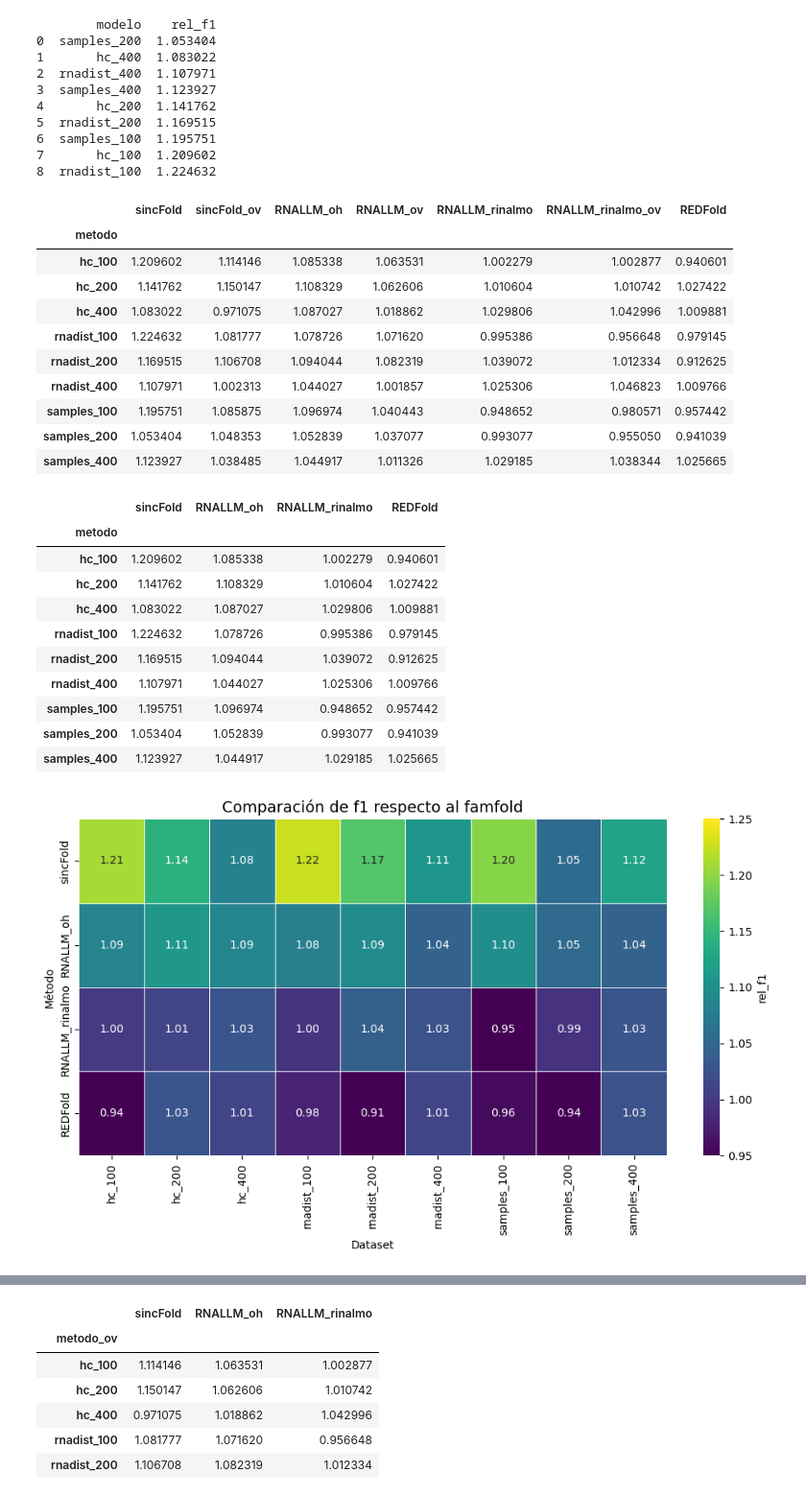
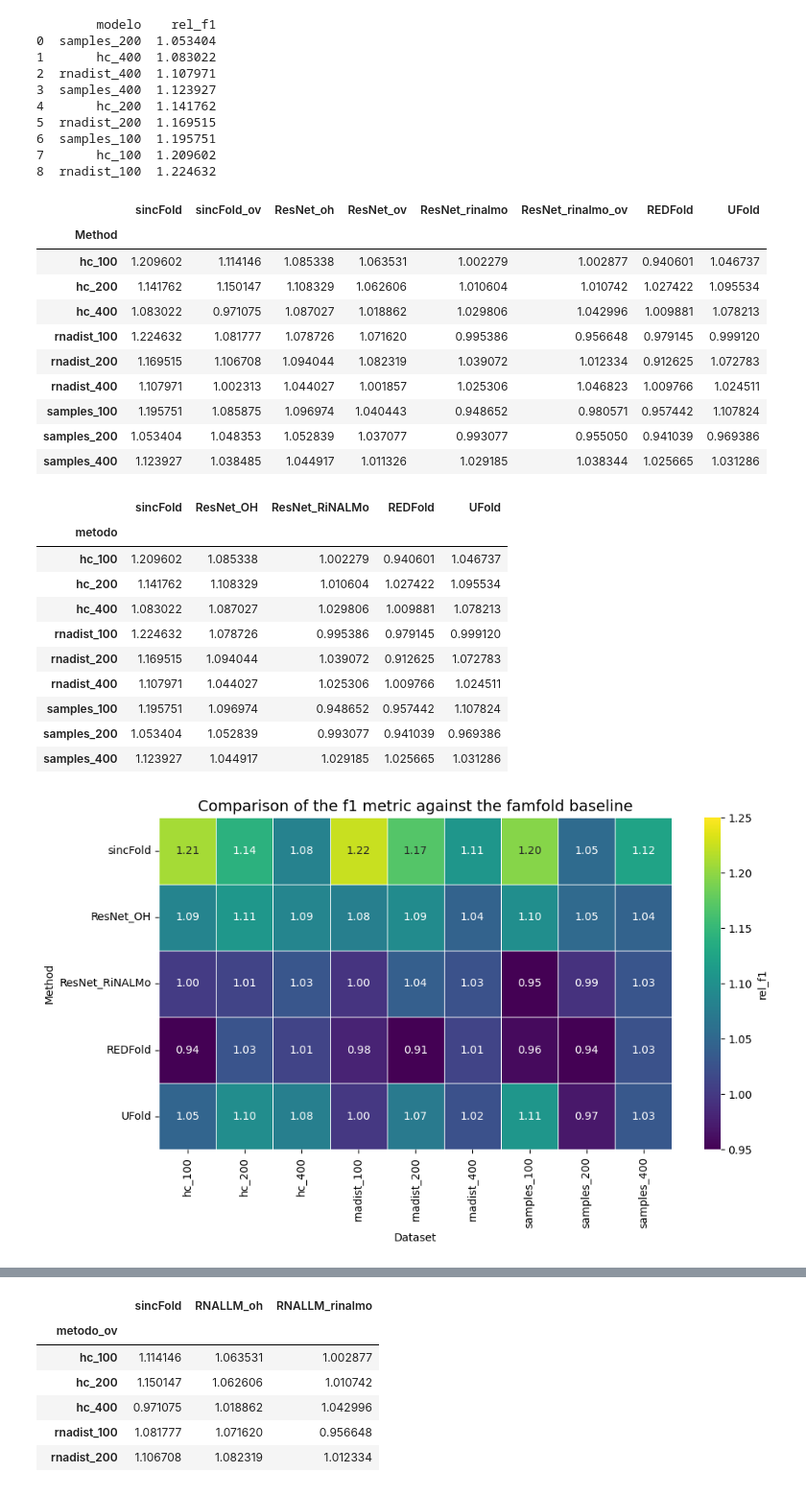
Before and after one commit to Gisch97/RNA-analysis, a Jupyter notebook: Experiments/f_ArchiveII/joint_analysis/collect_rel_f1.ipynb, the cells around one changed output, grey strips where cells are left out. Shown at 96% size. Cells and saved outputs as stored; diff of their text form; code cells hidden in the pictures.

```diff
--- a/Experiments/f_ArchiveII/joint_analysis/collect_rel_f1.ipynb
+++ b/Experiments/f_ArchiveII/joint_analysis/collect_rel_f1.ipynb
@@ -15,7 +15,7 @@ RNA_LLM_REL = REPO_PATH + "rna-llm-folding/SILVER/rel_f1_tables/"
 RNA_LLM_OV_REL = REPO_PATH + "rna-llm-folding/SILVER/rel_f1_tables_ov/"
 
 REDFOLD_REL = REPO_PATH + "REDFold/SILVER/200_epochs_relf1.csv"
-
+UFOLD_REL = REPO_PATH + "UFold/SILVER/100_epochs_test_rel_f1_exact.csv"
 oh = "OneHot_15_epochs_relf1.csv"
 rinalmo = "RiNALMo_15_epochs_relf1.csv"
 # %%
@@ -29,6 +29,7 @@ rna_rinalmo = pd.read_csv(RNA_LLM_REL + rinalmo, index_col=0)
 rna_rinalmo_ov = pd.read_csv(RNA_LLM_OV_REL + rinalmo, index_col=0)
 
 redfold = pd.read_csv(REDFOLD_REL, index_col=0)
+ufold = pd.read_csv(UFOLD_REL, index_col=0)
 # %%
 print(sincfold)
 # %% [output]
@@ -47,11 +48,12 @@ print(sincfold)
 dfs = {
     "sincFold": sincfold,
     "sincFold_ov": sincfold_ov,
-    "RNALLM_oh": rna_oh,
-    "RNALLM_ov": rna_oh_ov,
-    "RNALLM_rinalmo": rna_rinalmo,
-    "RNALLM_rinalmo_ov": rna_rinalmo_ov,
-    "REDFold": redfold
+    "ResNet_oh": rna_oh,
+    "ResNet_ov": rna_oh_ov,
+    "ResNet_rinalmo": rna_rinalmo,
+    "ResNet_rinalmo_ov": rna_rinalmo_ov,
+    "REDFold": redfold,
+    "UFold": ufold
 }
 
 # Transformar cada df: usar 'modelo' como índice y renombrar 'rel_f1'
@@ -62,21 +64,21 @@ for name, df in dfs.items():
 df_final = pd.concat(dfs.values(), axis=1)
 
 # Cambiar nombre del índice
-df_final.index.name = "metodo"
-df_final.sort_values(by="metodo", inplace=True)
+df_final.index.name = "Method"
+df_final.sort_values(by="Method", inplace=True)
 df_final
 # %% [output]
-|  | sincFold | sincFold_ov | RNALLM_oh | RNALLM_ov | RNALLM_rinalmo | RNALLM_rinalmo_ov | REDFold |
-| metodo |  |  |  |  |  |  |  |
-| hc_100 | 1.209602 | 1.114146 | 1.085338 | 1.063531 | 1.002279 | 1.002877 | 0.940601 |
-| hc_200 | 1.141762 | 1.150147 | 1.108329 | 1.062606 | 1.010604 | 1.010742 | 1.027422 |
-| hc_400 | 1.083022 | 0.971075 | 1.087027 | 1.018862 | 1.029806 | 1.042996 | 1.009881 |
-| rnadist_100 | 1.224632 | 1.081777 | 1.078726 | 1.071620 | 0.995386 | 0.956648 | 0.979145 |
-| rnadist_200 | 1.169515 | 1.106708 | 1.094044 | 1.082319 | 1.039072 | 1.012334 | 0.912625 |
-| rnadist_400 | 1.107971 | 1.002313 | 1.044027 | 1.001857 | 1.025306 | 1.046823 | 1.009766 |
-| samples_100 | 1.195751 | 1.085875 | 1.096974 | 1.040443 | 0.948652 | 0.980571 | 0.957442 |
-| samples_200 | 1.053404 | 1.048353 | 1.052839 | 1.037077 | 0.993077 | 0.955050 | 0.941039 |
-| samples_400 | 1.123927 | 1.038485 | 1.044917 | 1.011326 | 1.029185 | 1.038344 | 1.025665 |
+|  | sincFold | sincFold_ov | ResNet_oh | ResNet_ov | ResNet_rinalmo | ResNet_rinalmo_ov | REDFold | UFold |
+| Method |  |  |  |  |  |  |  |  |
+| hc_100 | 1.209602 | 1.114146 | 1.085338 | 1.063531 | 1.002279 | 1.002877 | 0.940601 | 1.046737 |
+| hc_200 | 1.141762 | 1.150147 | 1.108329 | 1.062606 | 1.010604 | 1.010742 | 1.027422 | 1.095534 |
+| hc_400 | 1.083022 | 0.971075 | 1.087027 | 1.018862 | 1.029806 | 1.042996 | 1.009881 | 1.078213 |
+| rnadist_100 | 1.224632 | 1.081777 | 1.078726 | 1.071620 | 0.995386 | 0.956648 | 0.979145 | 0.999120 |
+| rnadist_200 | 1.169515 | 1.106708 | 1.094044 | 1.082319 | 1.039072 | 1.012334 | 0.912625 | 1.072783 |
+| rnadist_400 | 1.107971 | 1.002313 | 1.044027 | 1.001857 | 1.025306 | 1.046823 | 1.009766 | 1.024511 |
+| samples_100 | 1.195751 | 1.085875 | 1.096974 | 1.040443 | 0.948652 | 0.980571 | 0.957442 | 1.107824 |
+| samples_200 | 1.053404 | 1.048353 | 1.052839 | 1.037077 | 0.993077 | 0.955050 | 0.941039 | 0.969386 |
+| samples_400 | 1.123927 | 1.038485 | 1.044917 | 1.011326 | 1.029185 | 1.038344 | 1.025665 | 1.031286 |
 # %%
 save = False
 if save:
@@ -85,9 +87,10 @@ if save:
 # Lista con los dataframes y sus nombres
 dfs = {
     "sincFold": sincfold,
-    "RNALLM_oh": rna_oh,
-    "RNALLM_rinalmo": rna_rinalmo,
-    "REDFold": redfold
+    "ResNet_OH": rna_oh,
+    "ResNet_RiNALMo": rna_rinalmo,
+    "REDFold": redfold,
+    "UFold": ufold
 }
 
 # Transformar cada df: usar 'modelo' como índice y renombrar 'rel_f1'
@@ -102,14 +105,14 @@ df_final.index.name = "metodo"
 df_final.sort_values(by="metodo", inplace=True)
 df_final
 # %% [output]
-|  | sincFold | RNALLM_oh | RNALLM_rinalmo | REDFold |
-| metodo |  |  |  |  |
-| hc_100 | 1.209602 | 1.085338 | 1.002279 | 0.940601 |
-| hc_200 | 1.141762 | 1.108329 | 1.010604 | 1.027422 |
-| hc_400 | 1.083022 | 1.087027 | 1.029806 | 1.009881 |
-| rnadist_100 | 1.224632 | 1.078726 | 0.995386 | 0.979145 |
-| rnadist_200 | 1.169515 | 1.094044 | 1.039072 | 0.912625 |
-| rnadist_400 | 1.107971 | 1.044027 | 1.025306 | 1.009766 |
-| samples_100 | 1.195751 | 1.096974 | 0.948652 | 0.957442 |
-| samples_200 | 1.053404 | 1.052839 | 0.993077 | 0.941039 |
-| samples_400 | 1.123927 | 1.044917 | 1.029185 | 1.025665 |
+|  | sincFold | ResNet_OH | ResNet_RiNALMo | REDFold | UFold |
+| metodo |  |  |  |  |  |
+| hc_100 | 1.209602 | 1.085338 | 1.002279 | 0.940601 | 1.046737 |
+| hc_200 | 1.141762 | 1.108329 | 1.010604 | 1.027422 | 1.095534 |
+| hc_400 | 1.083022 | 1.087027 | 1.029806 | 1.009881 | 1.078213 |
+| rnadist_100 | 1.224632 | 1.078726 | 0.995386 | 0.979145 | 0.999120 |
+| rnadist_200 | 1.169515 | 1.094044 | 1.039072 | 0.912625 | 1.072783 |
+| rnadist_400 | 1.107971 | 1.044027 | 1.025306 | 1.009766 | 1.024511 |
+| samples_100 | 1.195751 | 1.096974 | 0.948652 | 0.957442 | 1.107824 |
+| samples_200 | 1.053404 | 1.052839 | 0.993077 | 0.941039 | 0.969386 |
+| samples_400 | 1.123927 | 1.044917 | 1.029185 | 1.025665 | 1.031286 |
@@ -116,22 +123,24 @@ df_final
 # %%
 import seaborn as sns
 import matplotlib.pyplot as plt
 
 plt.figure(figsize=(10, 6))
 sns.heatmap(
     df_final.T,
     annot=True,  # Muestra los valores
     fmt=".2f",  # Formato de números
     cmap="viridis",  # Paleta de colores
     linewidths=0.5,  # Separadores de celdas
     cbar_kws={"label": "rel_f1"},  # Etiqueta de la barra de color
     vmin=0.95,
     vmax=1.25,
 )
-plt.title("Comparación de f1 respecto al famfold", fontsize=14)
-plt.ylabel("Método")
+plt.title("Comparison of the f1 metric against the famfold baseline", fontsize=14)
+plt.ylabel("Method")
+plt.yticks(rotation=0)
 plt.xlabel("Dataset")
 plt.tight_layout()
+plt.savefig("SILVER/rel_f1s_heatmap.pdf", dpi=300)
 plt.show()
 # %% [output]
-[figure, old version]
+[figure, new version]
```
Also changed, not shown: parts of 3 cells of this notebook, 14 other files.
